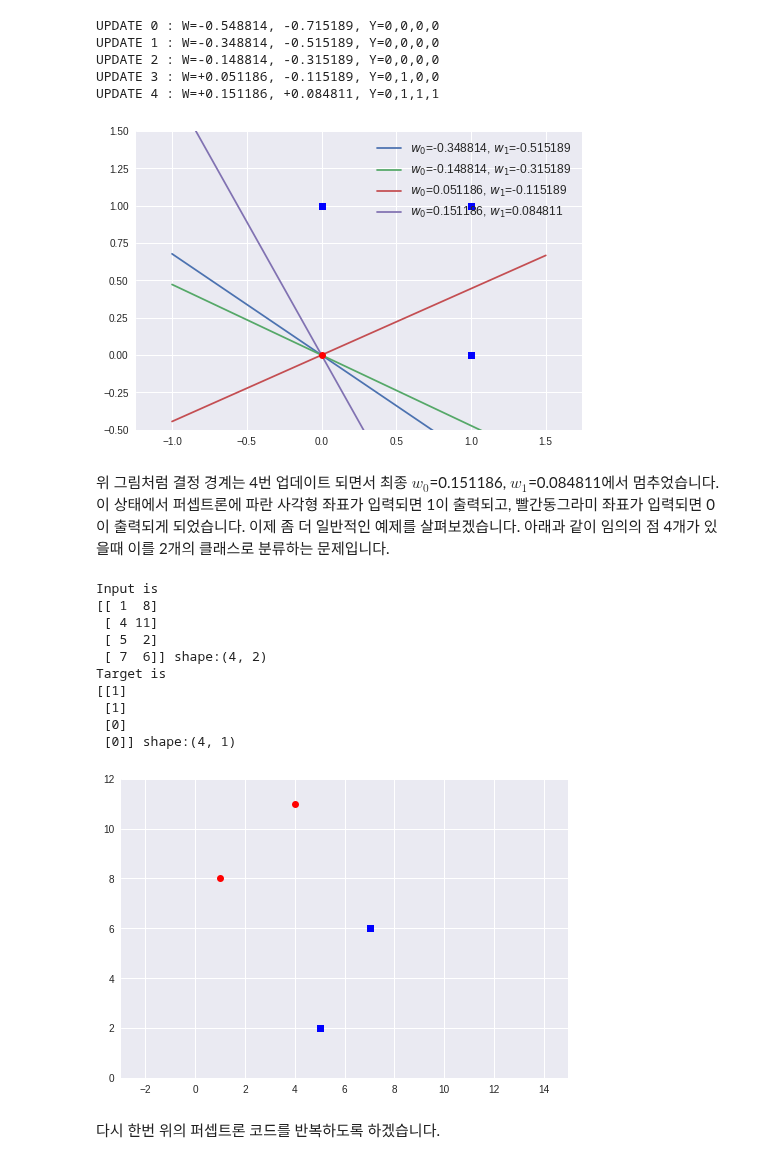
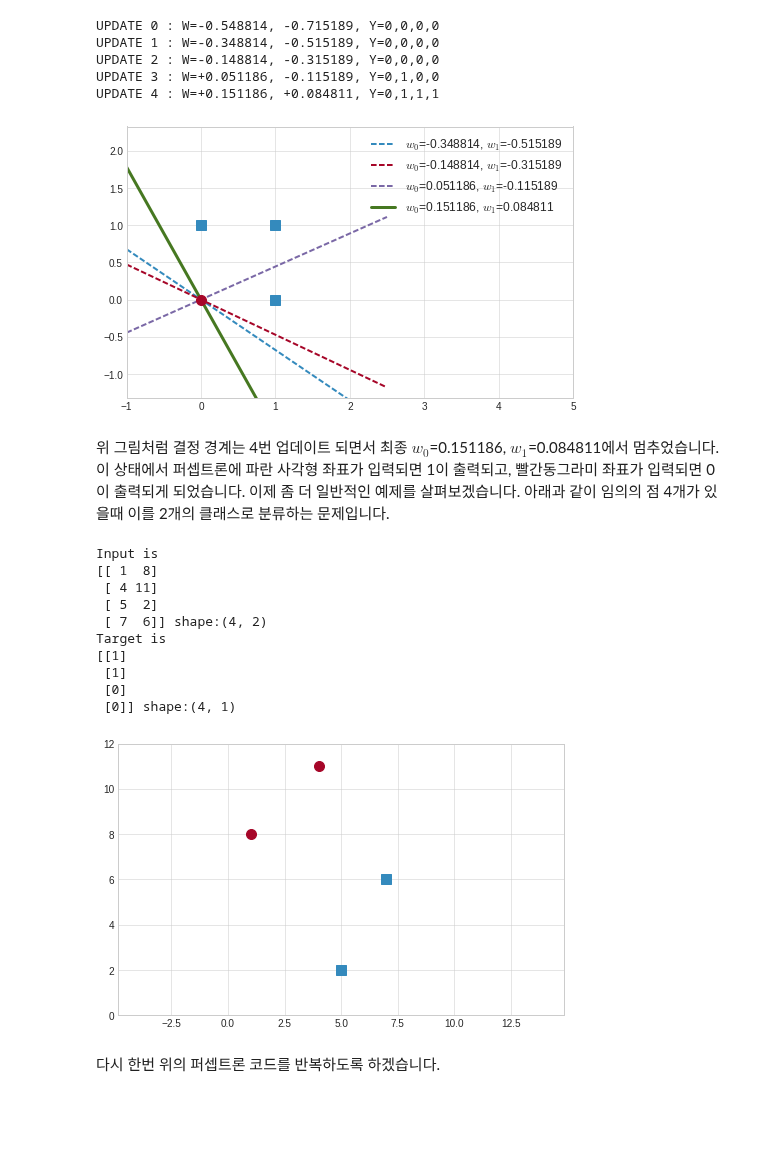
Before and after one commit to metamath1/ml-simple-works, a Jupyter notebook: perceptron/perceptron.ipynb, the cells around one changed output. Cells and saved outputs as stored; diff of their text form; code cells hidden in the pictures; blank space fills up the shorter version.

```diff
--- a/perceptron/perceptron.ipynb
+++ b/perceptron/perceptron.ipynb
@@ -14,3 +10,17 @@ import matplotlib as mpl
+# %%
+import numpy as np
+import matplotlib.pyplot as plt
+import matplotlib as mpl
+
+# numpy 출력 형식 지정
+np.set_printoptions(precision=4, linewidth=150)
+
+# matplotlib 스타일 지정
+mpl.style.use('bmh')
+mpl.style.use('seaborn-whitegrid')
+style = plt.style.library['bmh']
+# 스타일 컬러를 쉽게 쓸 수 있도록 리스트 저장
+style_colors = [ c['color'] for c in style['axes.prop_cycle'] ]
 # %% [markdown]
 ## 1. 퍼셉트론
 <hr/>
@@ -135,10 +145,11 @@ $$w_{j}^{(t)} = w_{j}^{(t-1)} + \eta (t_{i} - y_{i})x_{ij}$$
 
 4개의 포인트를 입력받아서 적합한 값을 출력하는 퍼셉트론을 학습해봅니다. 입력은 아래 그림과 같고 결과적으로 이 분류는 논리적 OR를 나타냅니다. 즉, 붉은색 점만 결과가 0이고 나머지 파란 점은 모두 출력이 1이 되는 퍼셉트론을 만드는것이 목표입니다.
 # %%
-mpl.style.use('seaborn')
+plt.rcParams["figure.figsize"] = (5,5)
 
-plt.plot([0], [0], 'ro')
-plt.plot([1,0,1], [0,1,1], 'bs')
-plt.axis('equal')
+plt.plot([0], [0], 'o', markersize=10, color=style_colors[1])
+plt.plot([1,0,1], [0,1,1], 's', markersize=10, color=style_colors[0])
+plt.xlim([-1, 2])
+plt.ylim([-1, 2])
 plt.show()
 # %% [output]
@@ -191,26 +202,29 @@ UPDATE 2 : W=-0.148814, -0.315189, Y=0,0,0,0
 UPDATE 3 : W=+0.051186, -0.115189, Y=0,1,0,0
 UPDATE 4 : W=+0.151186, +0.084811, Y=0,1,1,1
 # %%
-x = np.arange(-1, 2, 0.5);
+plt.rcParams["figure.figsize"] = (8,5)
+
+x = np.arange(-1, 3, 0.5)
 
 y1 = (-W_hsty[0][0][0])/W_hsty[0][0][1] * x
 y2 = (-W_hsty[1][0][0])/W_hsty[1][0][1] * x
 y3 = (-W_hsty[2][0][0])/W_hsty[2][0][1] * x
 y4 = (-W_hsty[3][0][0])/W_hsty[3][0][1] * x
-plt.plot(x, y1, label=r"$w_0$={:f}, $w_1$={:f}".format(W_hsty[0][0][0], W_hsty[0][0][1]))
-plt.plot(x, y2, label=r"$w_0$={:f}, $w_1$={:f}".format(W_hsty[1][0][0], W_hsty[1][0][1]))
-plt.plot(x, y3, label=r"$w_0$={:f}, $w_1$={:f}".format(W_hsty[2][0][0], W_hsty[2][0][1]))
-plt.plot(x, y4, label=r"$w_0$={:f}, $w_1$={:f}".format(W_hsty[3][0][0], W_hsty[3][0][1]))
 
-plt.plot([0], [0], 'ro')
-plt.plot([1,0,1], [0,1,1], 'bs')
+plt.plot(x, y1, '--', label=r"$w_0$={:f}, $w_1$={:f}".format(W_hsty[0][0][0], W_hsty[0][0][1]))
+plt.plot(x, y2, '--', label=r"$w_0$={:f}, $w_1$={:f}".format(W_hsty[1][0][0], W_hsty[1][0][1]))
+plt.plot(x, y3, '--', label=r"$w_0$={:f}, $w_1$={:f}".format(W_hsty[2][0][0], W_hsty[2][0][1]))
+plt.plot(x, y4, lw=3, label=r"$w_0$={:f}, $w_1$={:f}".format(W_hsty[3][0][0], W_hsty[3][0][1]))
+
+plt.plot([0], [0], 'o', markersize=10, color=style_colors[1])
+plt.plot([1,0,1], [0,1,1], 's', markersize=10, color=style_colors[0])
 plt.axis('equal')
-plt.axis([-1, 1.5, -0.5, 1.5])
+plt.axis([-1, 5, -0.5, 1.5])
 legend = plt.legend(loc='upper right', shadow=True, fontsize=12)
 
 plt.show()
 # %% [output]
-[figure, old version]
+[figure, new version]
 # %% [markdown]
 위 그림처럼 결정 경계는 4번 업데이트 되면서 최종 $w_0$=0.151186, $w_1$=0.084811에서 멈추었습니다. 이 상태에서 퍼셉트론에 파란 사각형 좌표가 입력되면 1이 출력되고, 빨간동그라미 좌표가 입력되면 0이 출력되게 되었습니다.
 이제 좀 더 일반적인 예제를 살펴보겠습니다. 아래과 같이 임의의 점 4개가 있을때 이를 2개의 클래스로 분류하는 문제입니다.
@@ -223,10 +237,10 @@ print("{} shape:{}".format(X, X.shape))
 print("Target is ")
 print("{} shape:{}".format(T, T.shape))
 
-plt.plot([1,4], [8,11], 'ro')
-plt.plot([5,7], [2,6], 'bs')
+plt.plot([1,4], [8,11], 'o', markersize=10, color=style_colors[1])
+plt.plot([5,7], [2,6], 's', markersize=10, color=style_colors[0])
 plt.axis('equal')
-plt.axis([0, 12, 0, 12])
+plt.axis([-2, 12, 0, 12])
 plt.show()
 # %% [output]
 Input is
@@ -239,7 +253,7 @@ Target is
  [1]
  [0]
  [0]] shape:(4, 1)
-[figure, old version]
+[figure, new version]
 # %% [markdown]
 
 다시 한번 위의 퍼셉트론 코드를 반복하도록 하겠습니다.
```
Also changed, not shown: parts of 11 cells of this notebook.
